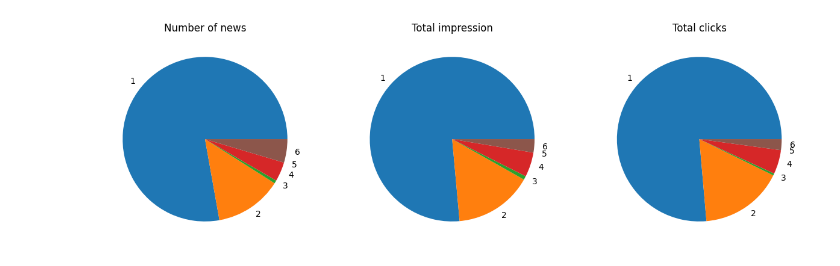
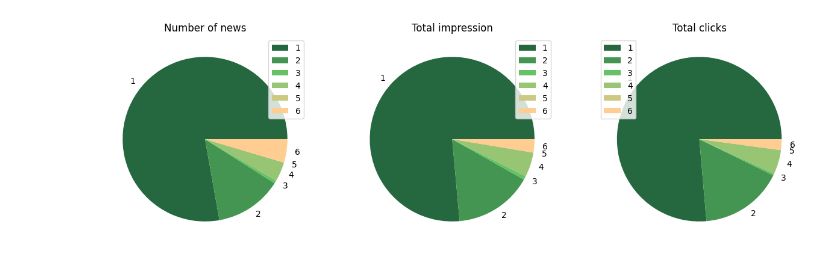
Before and after one commit to shalchianmh/statistic_charts, a Jupyter notebook: data_analyse/test.ipynb, the cells around one changed output. Drawn from its saved outputs; the diff is of its cells as text; code cells hidden in the pictures.

Commit message:
charts completed

```diff
--- a/data_analyse/test.ipynb
+++ b/data_analyse/test.ipynb
@@ -33,15 +28,24 @@ category_impression_average = [[df.loc[(df['service'] == i+1) & (df['category']
 category_clicks_total = [[df.loc[(df['service'] == i+1) & (df['category'] == j+1), 'Clicks'].sum() for j in range(df['category'].max())] for i in range(df['service'].max())]
 category_clicks_average = [[df.loc[(df['service'] == i+1) & (df['category'] == j+1), 'Clicks'].mean() for j in range(df['category'].max())] for i in range(df['service'].max())]
 # %%
+colors = ['#063b2b', '#65c265', '#ffcc91']
+
 plt.figure(figsize=(15, 5))
+
 plt.subplot(1, 3, 1)
-plt.bar(services_code, service_news_counter, color='DarkOrange')
+plt.bar(services_code, service_news_counter, color=colors[0], width=0.5)
 plt.title("Service number of news")
+plt.legend("bar")
+
 plt.subplot(1, 3, 2)
-plt.bar(services_code, service_impression_average, color='DarkOrange')
+plt.bar(services_code, service_impression_average, color=colors[1], width=0.5)
 plt.title("Service average impression")
+plt.legend("bar")
+
 plt.subplot(1, 3, 3)
-plt.bar(services_code, service_clicks_average, color='DarkOrange')
+plt.bar(services_code, service_clicks_average, color=colors[2], width=0.5)
 plt.title("Service average clicks")
+plt.legend("bar")
+
 plt.show()
 # %% [output]
@@ -49,14 +53,23 @@ plt.show()
 # %%
+
 plt.figure(figsize=(15, 5 * df['service'].max()))
 for i in range(df['service'].max()):
+    if len(df[df['service'] == i+1]) == 0:
+        continue
     plt.subplot(df['service'].max(), 3, 1 + 3 * i)
-    plt.bar(category_code[i], category_news_counter[i], color='DarkOrange')
+    plt.bar(category_code[i], category_news_counter[i], color=colors[0], width=0.5)
     plt.title("Category number of news(service {})".format(i+1))
+    plt.legend("bar")
+
     plt.subplot(df['service'].max(), 3, 2 + 3 * i)
-    plt.bar(category_code[i], category_impression_average[i], color='DarkOrange')
+    plt.bar(category_code[i], category_impression_average[i], color=colors[1], width=0.5)
     plt.title("Category average impression(service {})".format(i+1))
+    plt.legend("bar")
+
     plt.subplot(df['service'].max(), 3, 3 + 3 * i)
-    plt.bar(category_code[i], category_clicks_average[i], color='DarkOrange')
+    plt.bar(category_code[i], category_clicks_average[i], color=colors[2], width=0.5)
     plt.title("Category average clicks(service {})".format(i+1))
+    plt.legend("bar")
+
 plt.show()
 # %% [output]
@@ -64,16 +100,21 @@ plt.show()
 # %%
+cmap = matplotlib.colors.LinearSegmentedColormap.from_list("", colors)
+
 plt.figure(figsize=(15, 5))
 plt.subplot(1, 3, 1)
-plt.pie(service_news_counter, labels=services_code)
+plt.pie(service_news_counter, labels=services_code, colors=[cmap(services_code[i] / len(services_code)) for i in range(len(services_code))])
 plt.title("Number of news")
+plt.legend()
 
 plt.subplot(1, 3, 2)
-plt.pie(service_impression_total, labels=services_code)
+plt.pie(service_impression_total, labels=services_code,  colors=[cmap(services_code[i] / len(services_code)) for i in range(len(services_code))])
 plt.title("Total impression")
+plt.legend()
 
 plt.subplot(1, 3, 3)
-plt.pie(service_clicks_total, labels=services_code)
+plt.pie(service_clicks_total, labels=services_code,  colors=[cmap(services_code[i] / len(services_code)) for i in range(len(services_code))])
 plt.title("Total clicks")
+plt.legend()
 plt.show()
 # %% [output]
-[figure, old version]
+[figure, new version]
```
Also changed, not shown: parts of 12 cells of this notebook, 1 other file.
